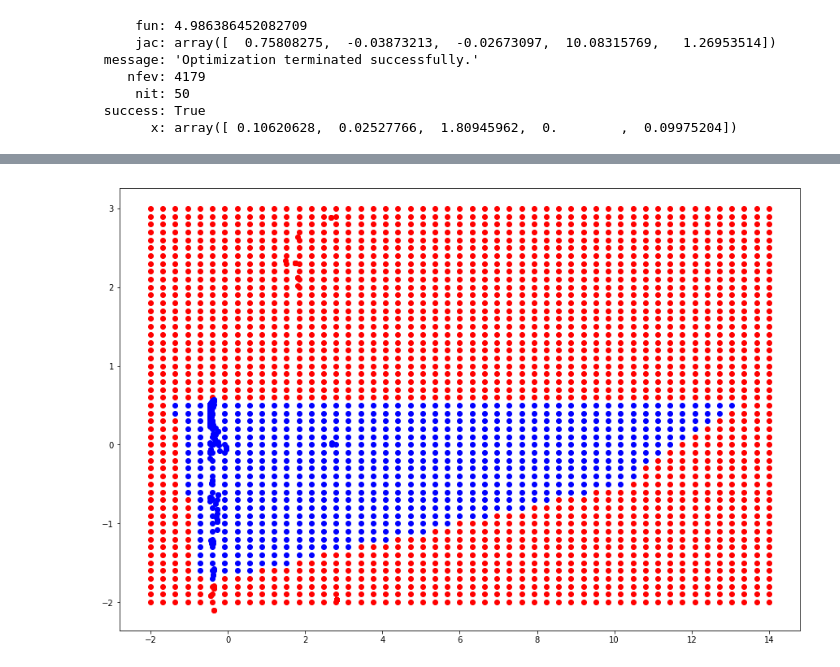
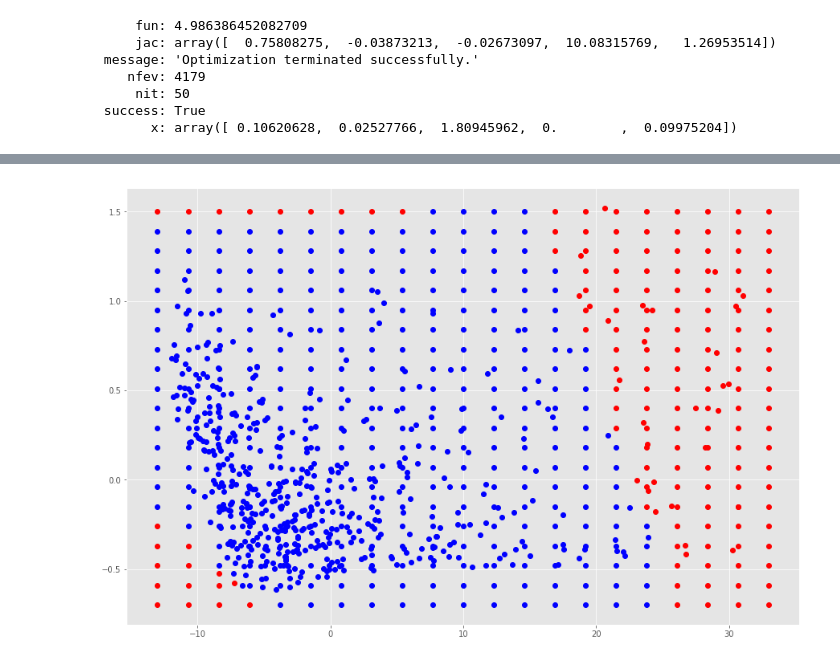
Before and after one commit to shvimas/diploma, a Jupyter notebook: notebooks/heston.ipynb, the cells around one changed output, grey strips where cells are left out. Drawn from its saved outputs; the diff is of its cells as text; code cells hidden in the pictures.

```diff
--- a/notebooks/heston.ipynb
+++ b/notebooks/heston.ipynb
@@ -13,6 +13,7 @@ from pars_range import Range
 from importlib import reload, _RELOADING
 
 
+pl.style.use('ggplot')
 pl.rcParams["figure.figsize"] = (15, 10)
 # %%
 pl.rcParams["figure.figsize"] = (15, 10)
@@ -480,7 +314,2 @@ restored = np.array(list(map(
     grid
 )))
-# %%
-dh = reload(dh)
-print(_RELOADING)
-restored.shape
-centers_2d_1.shape
@@ -506,9 +336,9 @@ sum(is_bad) / len(grid)
 # %%
-grid = np.array(dh.grid(-2, 14, -2, 3, n=50))
+grid = np.array(hf.grid(-13, 33, -0.7, 1.5, n=20))
 
-dh.plot_and_color_2d_params(model='heston', dots=grid, factors=components1,
-                            means=pca1.mean_, bounds_only=True)
-dh.plot_and_color_2d_params(model='heston', dots=centers_2d_1, factors=components1,
-                            means=pca1.mean_, bounds_only=True)
+dh.plot_and_color_2d_params(model='heston', dots=grid, factors=components,
+                            means=pca.mean_, bounds_only=True)
+dh.plot_and_color_2d_params(model='heston', dots=centers_2d, factors=components,
+                            means=pca.mean_, bounds_only=True)
 # %% [output]
-[figure, old version]
+[figure, new version]
```
Also changed, not shown: parts of 21 cells of this notebook, 16 other files.
